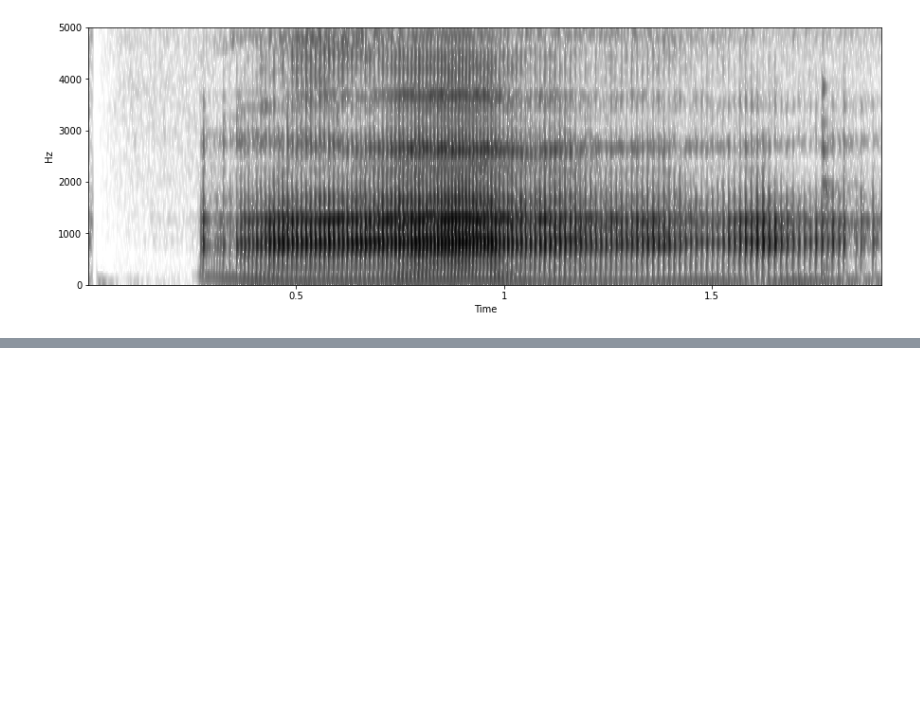
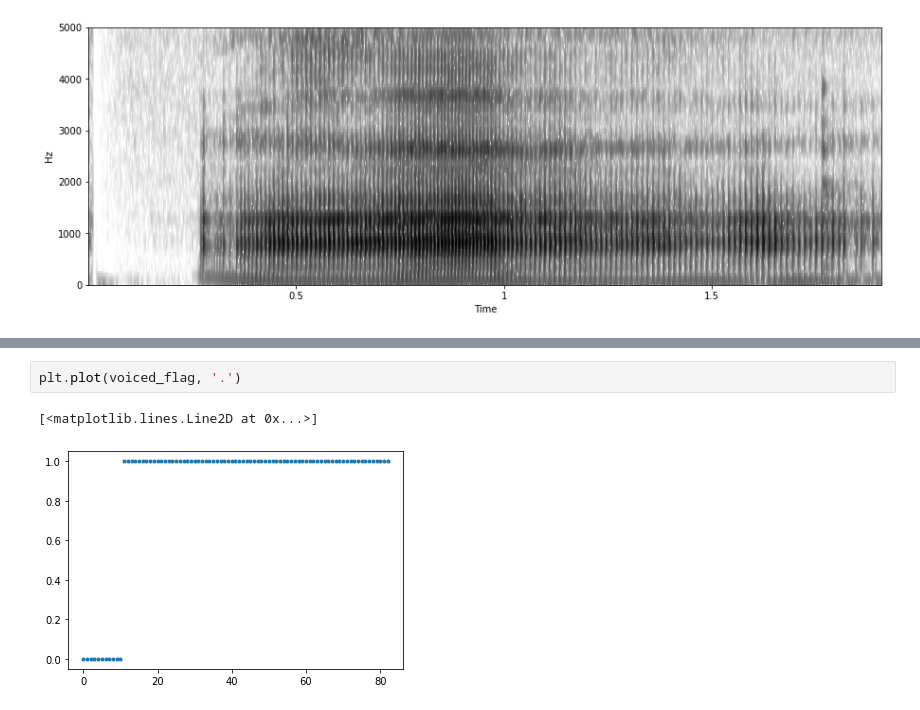
Before and after one commit to hsnam95/class2021Fall, a Jupyter notebook: sound_librosa.ipynb, the cells around one changed output, grey strips where cells are left out. Saved outputs shown, nothing was run; the diff lists cells and outputs as text; blank space fills up the shorter version.

```diff
--- a/sound_librosa.ipynb
+++ b/sound_librosa.ipynb
@@ -38,0 +55,5 @@ plt.ylim((0,5000))
+# %%
+plt.plot(voiced_flag, '.')
+# %% [output]
+[<matplotlib.lines.Line2D at 0x...>]
+[figure, added]
```
Also changed, not shown: parts of 4 cells of this notebook.
